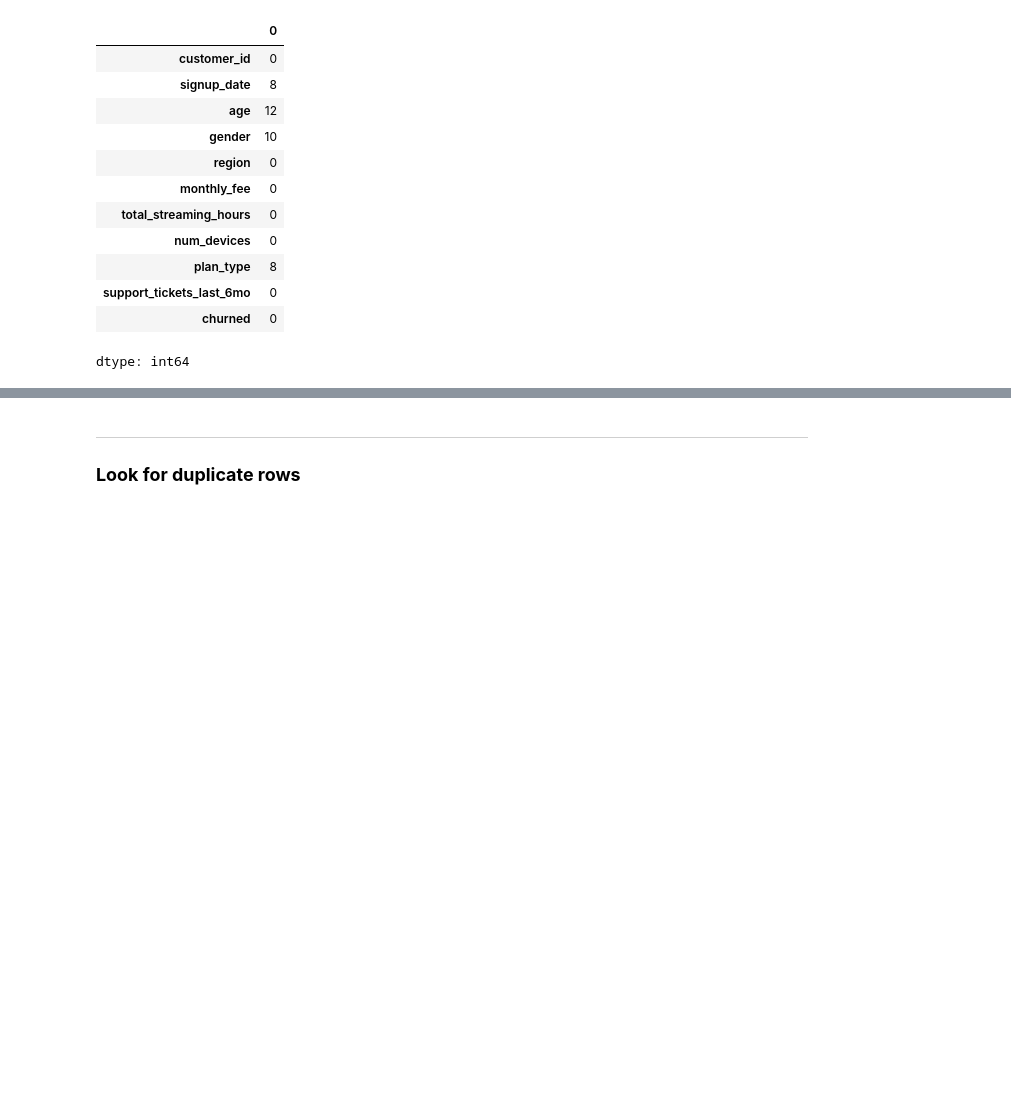
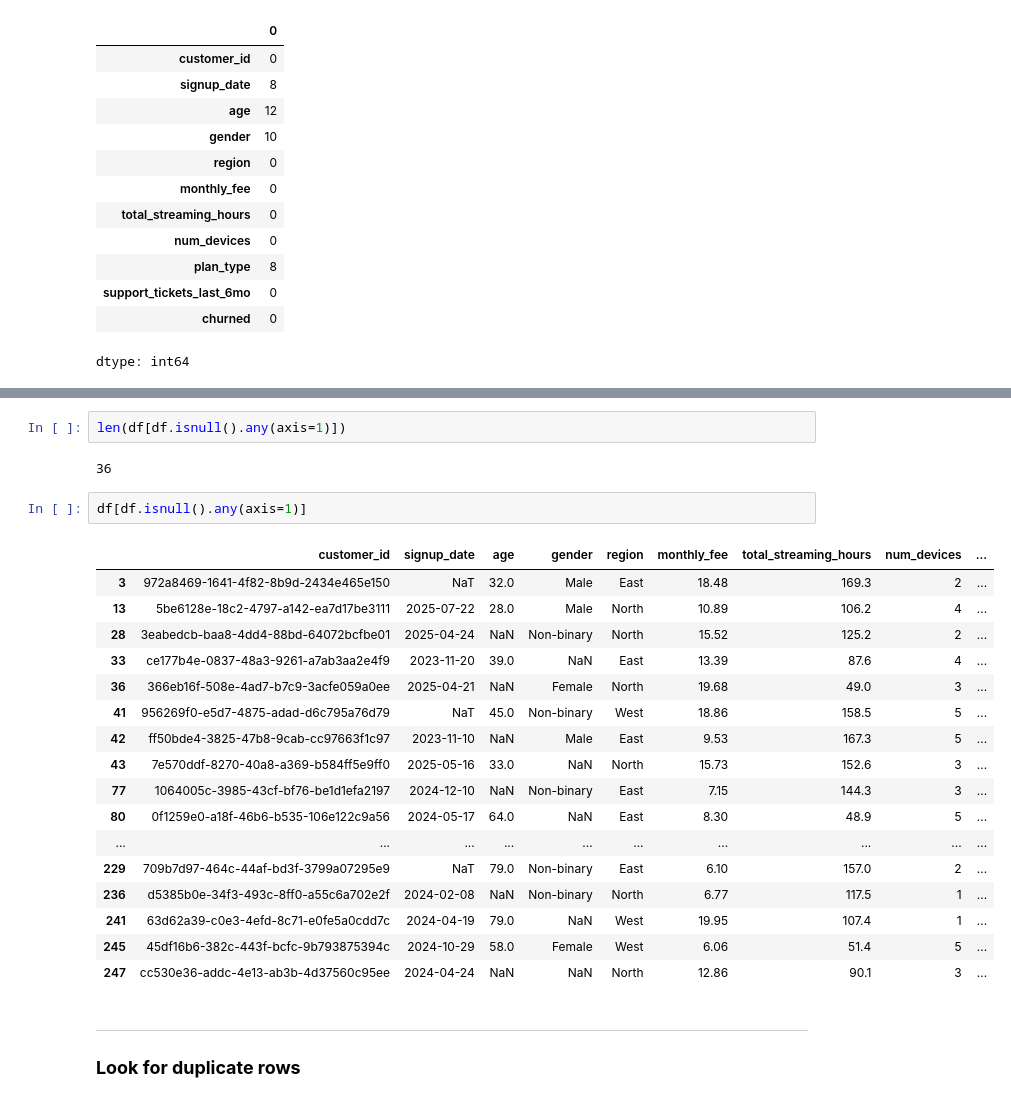
Before and after one commit to Jiaxuan-Peng/IS-4487, a Jupyter notebook: Demos/demo_06_data_cleaning.ipynb, the cells around one changed output, grey strips where cells are left out. Drawn from its saved outputs; the diff is of its cells as text; blank space fills up the shorter version.

```diff
--- a/Demos/demo_06_data_cleaning.ipynb
+++ b/Demos/demo_06_data_cleaning.ipynb
@@ -117,3 +158,27 @@ had we not converted the datatypes we wouldn't have known we have 8 missing sign
+# %%
+len(df[df.isnull().any(axis=1)])
+# %% [output]
+36
+# %%
+df[df.isnull().any(axis=1)]
+# %% [output]
+|  | customer_id | signup_date | age | gender | region | monthly_fee | total_streaming_hours | num_devices | ... |
+| 3 | 972a8469-1641-4f82-8b9d-2434e465e150 | NaT | 32.0 | Male | East | 18.48 | 169.3 | 2 | ... |
+| 13 | 5be6128e-18c2-4797-a142-ea7d17be3111 | 2025-07-22 | 28.0 | Male | North | 10.89 | 106.2 | 4 | ... |
+| 28 | 3eabedcb-baa8-4dd4-88bd-64072bcfbe01 | 2025-04-24 | NaN | Non-binary | North | 15.52 | 125.2 | 2 | ... |
+| 33 | ce177b4e-0837-48a3-9261-a7ab3aa2e4f9 | 2023-11-20 | 39.0 | NaN | East | 13.39 | 87.6 | 4 | ... |
+| 36 | 366eb16f-508e-4ad7-b7c9-3acfe059a0ee | 2025-04-21 | NaN | Female | North | 19.68 | 49.0 | 3 | ... |
+| 41 | 956269f0-e5d7-4875-adad-d6c795a76d79 | NaT | 45.0 | Non-binary | West | 18.86 | 158.5 | 5 | ... |
+| 42 | ff50bde4-3825-47b8-9cab-cc97663f1c97 | 2023-11-10 | NaN | Male | East | 9.53 | 167.3 | 5 | ... |
+| 43 | 7e570ddf-8270-40a8-a369-b584ff5e9ff0 | 2025-05-16 | 33.0 | NaN | North | 15.73 | 152.6 | 3 | ... |
+| 77 | 1064005c-3985-43cf-bf76-be1d1efa2197 | 2024-12-10 | NaN | Non-binary | East | 7.15 | 144.3 | 3 | ... |
+| 80 | 0f1259e0-a18f-46b6-b535-106e122c9a56 | 2024-05-17 | 64.0 | NaN | East | 8.30 | 48.9 | 5 | ... |
+| ... | ... | ... | ... | ... | ... | ... | ... | ... | ... |
+| 229 | 709b7d97-464c-44af-bd3f-3799a07295e9 | NaT | 79.0 | Non-binary | East | 6.10 | 157.0 | 2 | ... |
+| 236 | d5385b0e-34f3-493c-8ff0-a55c6a702e2f | 2024-02-08 | NaN | Non-binary | North | 6.77 | 117.5 | 1 | ... |
+| 241 | 63d62a39-c0e3-4efd-8c71-e0fe5a0cdd7c | 2024-04-19 | 79.0 | NaN | West | 19.95 | 107.4 | 1 | ... |
+| 245 | 45df16b6-382c-443f-bcfc-9b793875394c | 2024-10-29 | 58.0 | Female | West | 6.06 | 51.4 | 5 | ... |
+| 247 | cc530e36-addc-4e13-ab3b-4d37560c95ee | 2024-04-24 | NaN | NaN | North | 12.86 | 90.1 | 3 | ... |
 # %% [markdown]
 ---
 ### **Look for duplicate rows**
```
Also changed, not shown: parts of 10 cells of this notebook.
